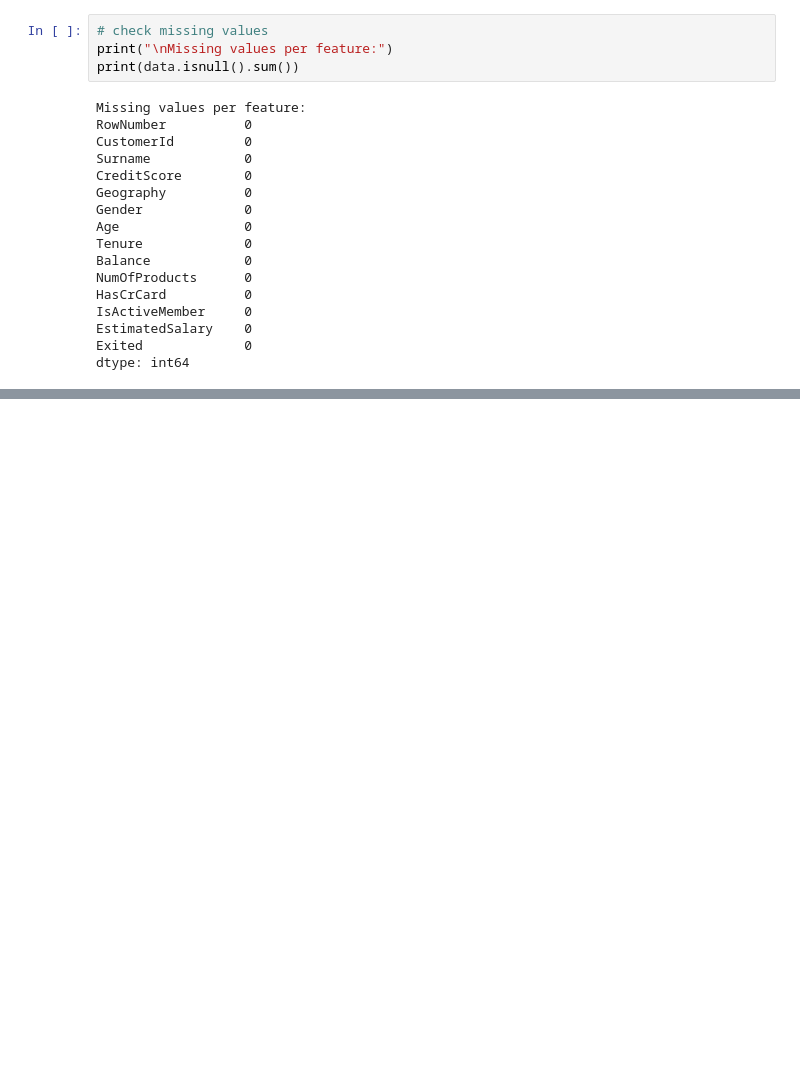
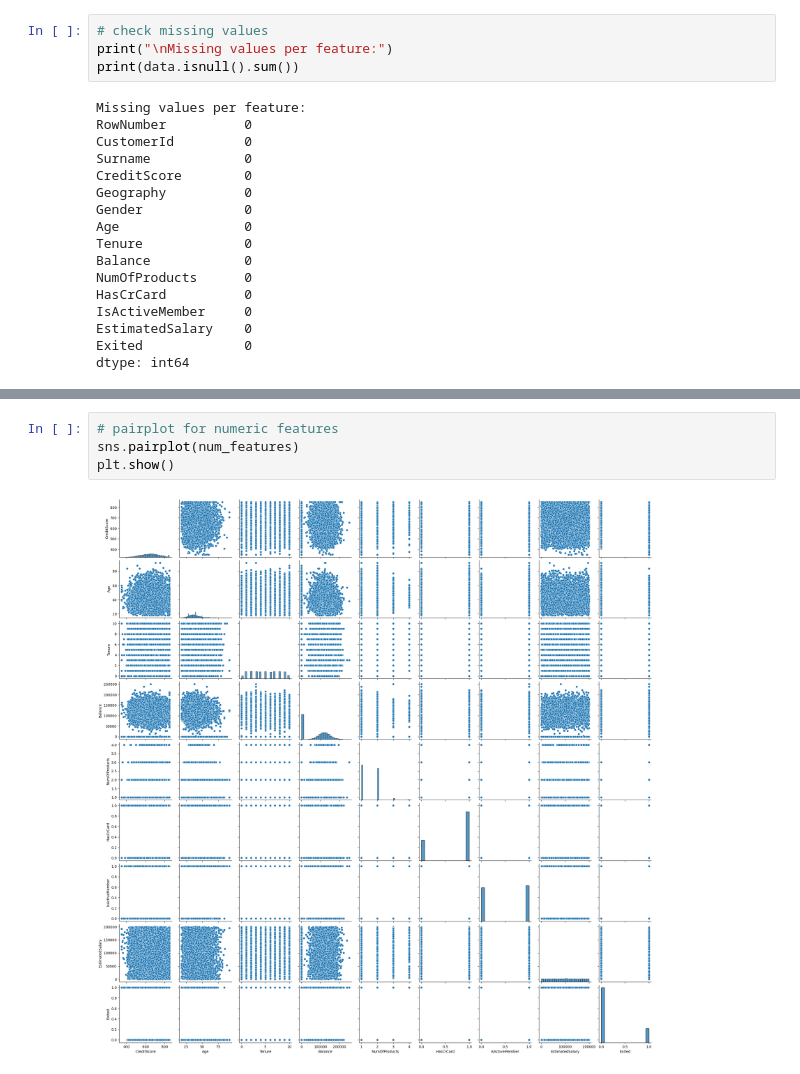
Before and after one commit to ai-azz/customer-churn-classification, a Jupyter notebook: customer churn-binary classification.ipynb, the cells around one changed output, grey strips where cells are left out. Cells and saved outputs as stored; diff of their text form; blank space fills up the shorter version.

```diff
--- a/customer churn-binary classification.ipynb
+++ b/customer churn-binary classification.ipynb
@@ -179,0 +223,6 @@ data.head()
+# %%
+# pairplot for numeric features
+sns.pairplot(num_features)
+plt.show()
+# %% [output]
+[figure, added]
```
Also changed, not shown: parts of 9 cells of this notebook.
